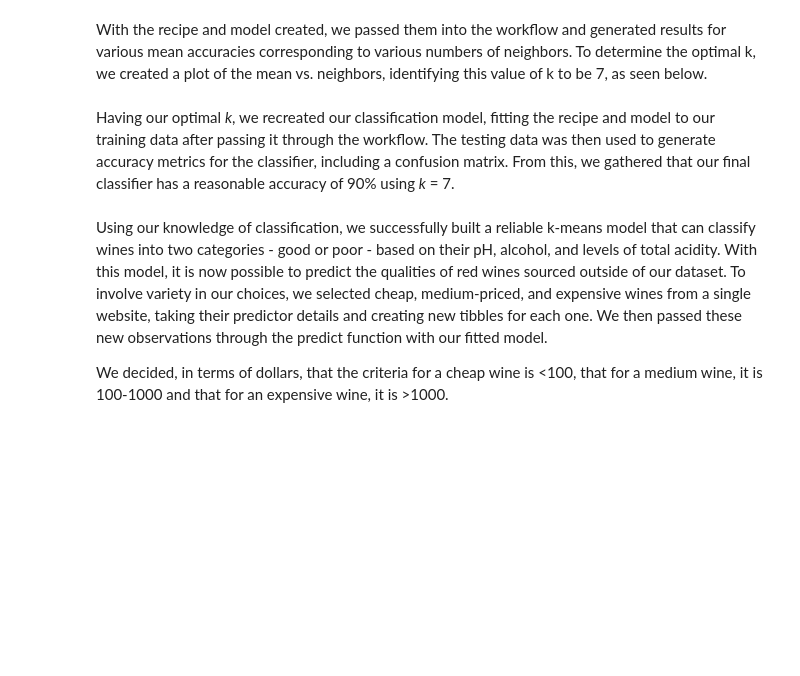
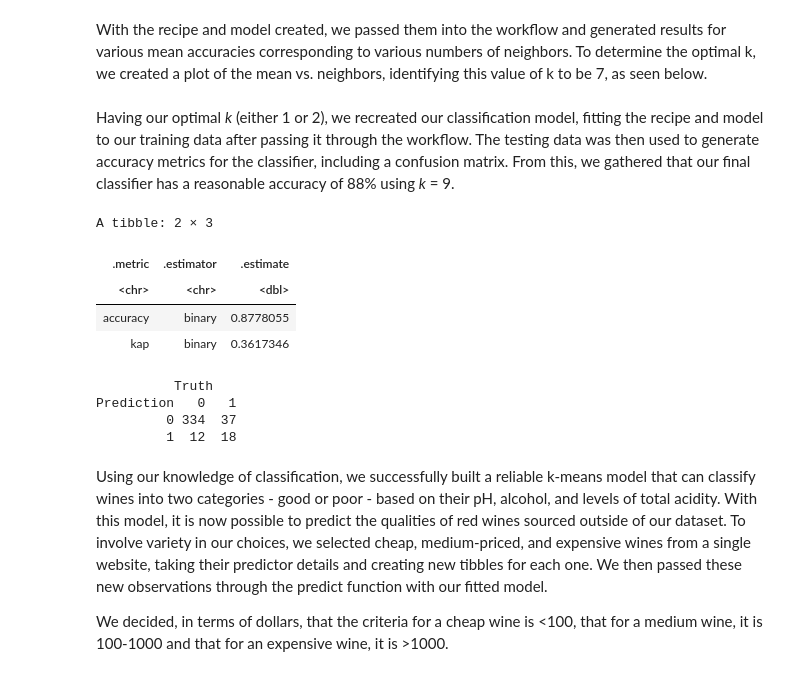
Before and after one commit to man-on-wire/Vinho-Verde, a Jupyter notebook: Written Proposal.ipynb, the cells around one changed output. Cells and saved outputs as stored; diff of their text form; code cells hidden in the pictures; blank space fills up the shorter version.

Commit message:
Ran code, changed neighbors to 9, changed model

```diff
--- a/Written Proposal.ipynb
+++ b/Written Proposal.ipynb
@@ -138,27 +197,37 @@ accuracy_versus_k <- ggplot(wine_results, aes(x = neighbors, y = mean))+
 accuracy_versus_k
 wine_results
 # %% [markdown]
-Having our optimal *k*, we recreated our classification model, fitting the recipe and model to our training data after passing it through the workflow. The testing data was then used to generate accuracy metrics for the classifier, including a confusion matrix. From this, we gathered that our final classifier has a reasonable accuracy of 90% using *k* = 7.
+Having our optimal *k* (either 1 or 2), we recreated our classification model, fitting the recipe and model to our training data after passing it through the workflow. The testing data was then used to generate accuracy metrics for the classifier, including a confusion matrix. From this, we gathered that our final classifier has a reasonable accuracy of 88% using *k* = 9.
 # %%
-knn_2 <- nearest_neighbor(weight_func = "rectangular", neighbors = 2) |>
+knn_2 <- nearest_neighbor(weight_func = "rectangular", neighbors = 9) |>
     set_engine("kknn") |>
     set_mode("classification")
 
 wine_fit <- workflow() |>
-       add_recipe(wine_recipe) |>
+       add_recipe(wine_recipe_upscaled) |>
        add_model(knn_2) |>
        fit(data = red_wine_train)
 
 wine_test_predictions <- predict(wine_fit, red_wine_test) |>
        bind_cols(red_wine_test) |>
        metrics(truth = new_quality, estimate = .pred_class)
 
 wine_mat <- predict(wine_fit, red_wine_test) |>
        bind_cols(red_wine_test) |>
        conf_mat(truth = new_quality, estimate = .pred_class)
 
 wine_test_predictions
 wine_mat
+# %% [output]
+A tibble: 2 × 3
+| .metric | .estimator | .estimate |
+| <chr> | <chr> | <dbl> |
+| accuracy | binary | 0.8778055 |
+| kap | binary | 0.3617346 |
+          Truth
+Prediction   0   1
+         0 334  37
+         1  12  18
 # %% [markdown]
 Using our knowledge of classification, we successfully built a reliable k-means model that can classify wines into two categories - good or poor - based on their pH, alcohol, and levels of total acidity. With this model, it is now possible to predict the qualities of red wines sourced outside of our dataset. To involve variety in our choices, we selected cheap, medium-priced, and expensive wines from a single website, taking their predictor details and creating new tibbles for each one. We then passed these new observations through the predict function with our fitted model.
 
```
Also changed, not shown: parts of 9 cells of this notebook.
